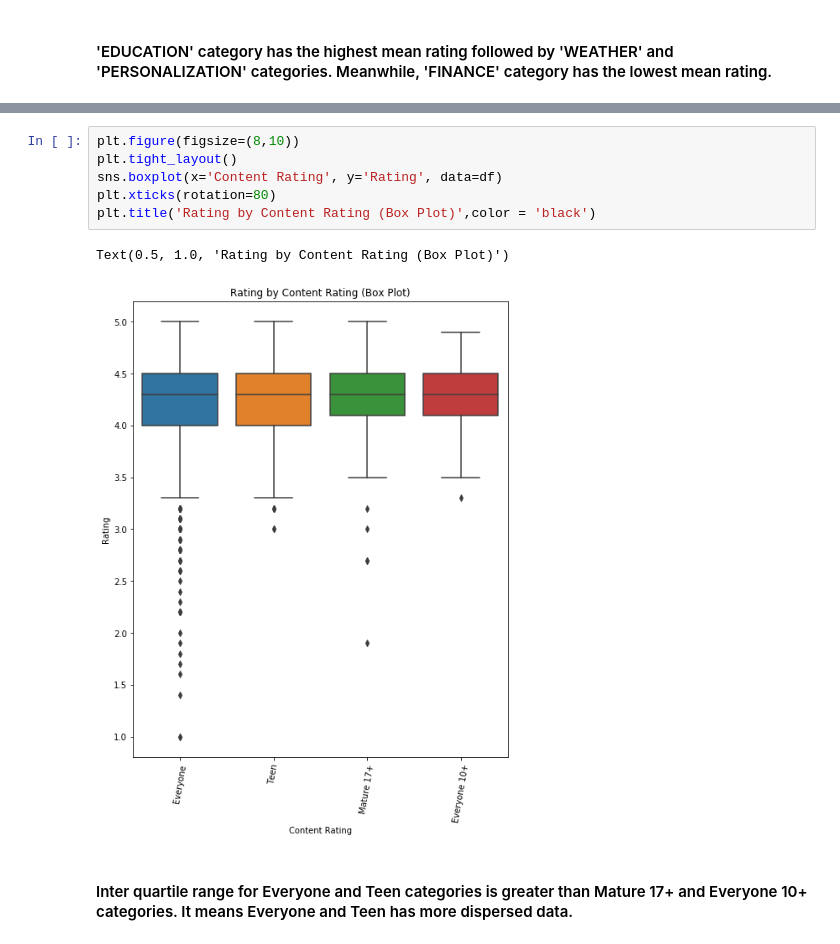
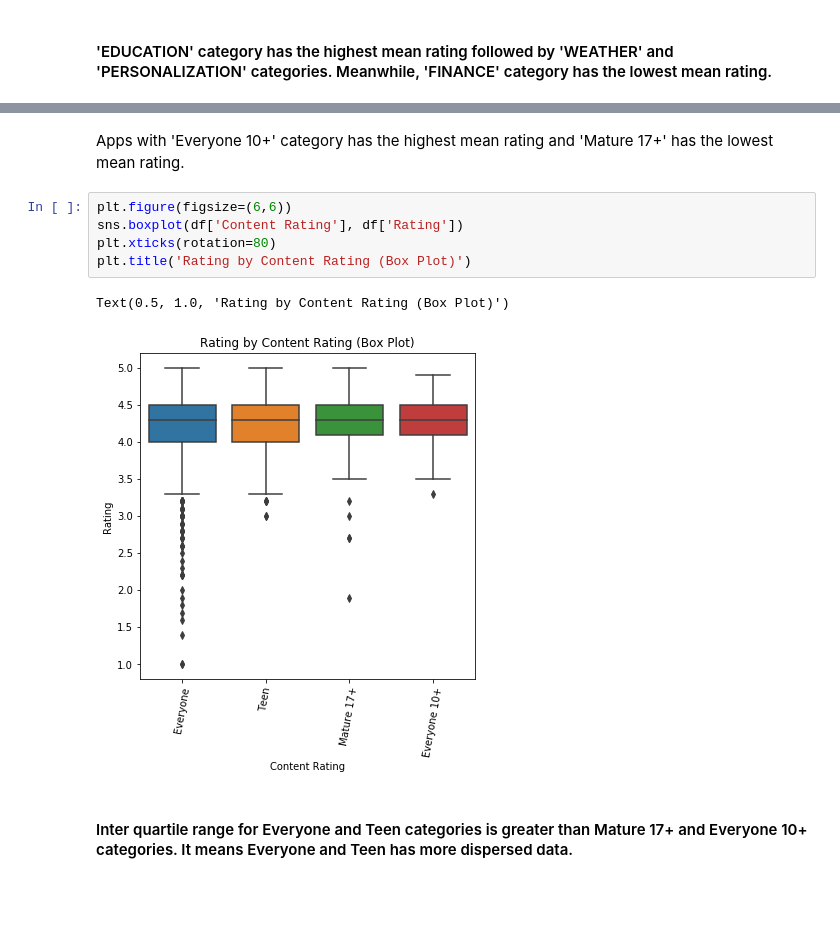
Before and after one commit to hrisav/EDA-Google-Play-Store-Apps, a Jupyter notebook: EDA of Google Play Store Apps.ipynb, the cells around one changed output, grey strips where cells are left out. Saved outputs shown, nothing was run; the diff lists cells and outputs as text; blank space fills up the shorter version.

```diff
--- a/EDA of Google Play Store Apps.ipynb
+++ b/EDA of Google Play Store Apps.ipynb
@@ -433,11 +468,12 @@ plt.xticks(rotation=80)
+# %% [markdown]
+Apps with 'Everyone 10+' category has the highest mean rating and 'Mature 17+' has the lowest mean rating.
 # %%
-plt.figure(figsize=(8,10))
-plt.tight_layout()
-sns.boxplot(x='Content Rating', y='Rating', data=df)
+plt.figure(figsize=(6,6))
+sns.boxplot(df['Content Rating'], df['Rating'])
 plt.xticks(rotation=80)
-plt.title('Rating by Content Rating (Box Plot)',color = 'black')
+plt.title('Rating by Content Rating (Box Plot)')
 # %% [output]
 Text(0.5, 1.0, 'Rating by Content Rating (Box Plot)')
-[figure, old version]
+[figure, new version]
 # %% [markdown]
 #### Inter quartile range for Everyone and Teen categories is greater than Mature 17+ and Everyone 10+ categories. It means Everyone and Teen has more dispersed data.
```
Also changed, not shown: parts of 61 cells of this notebook.
